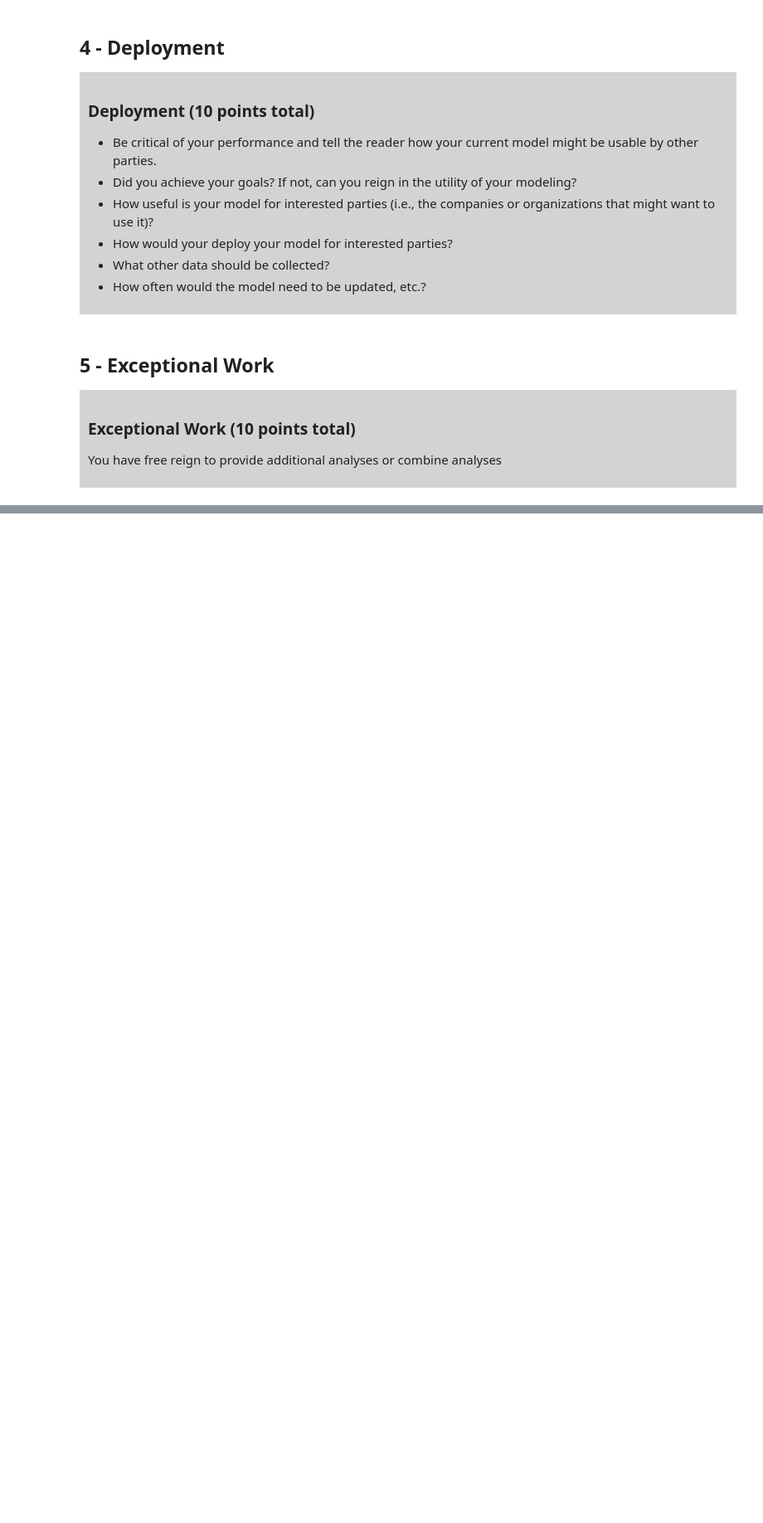
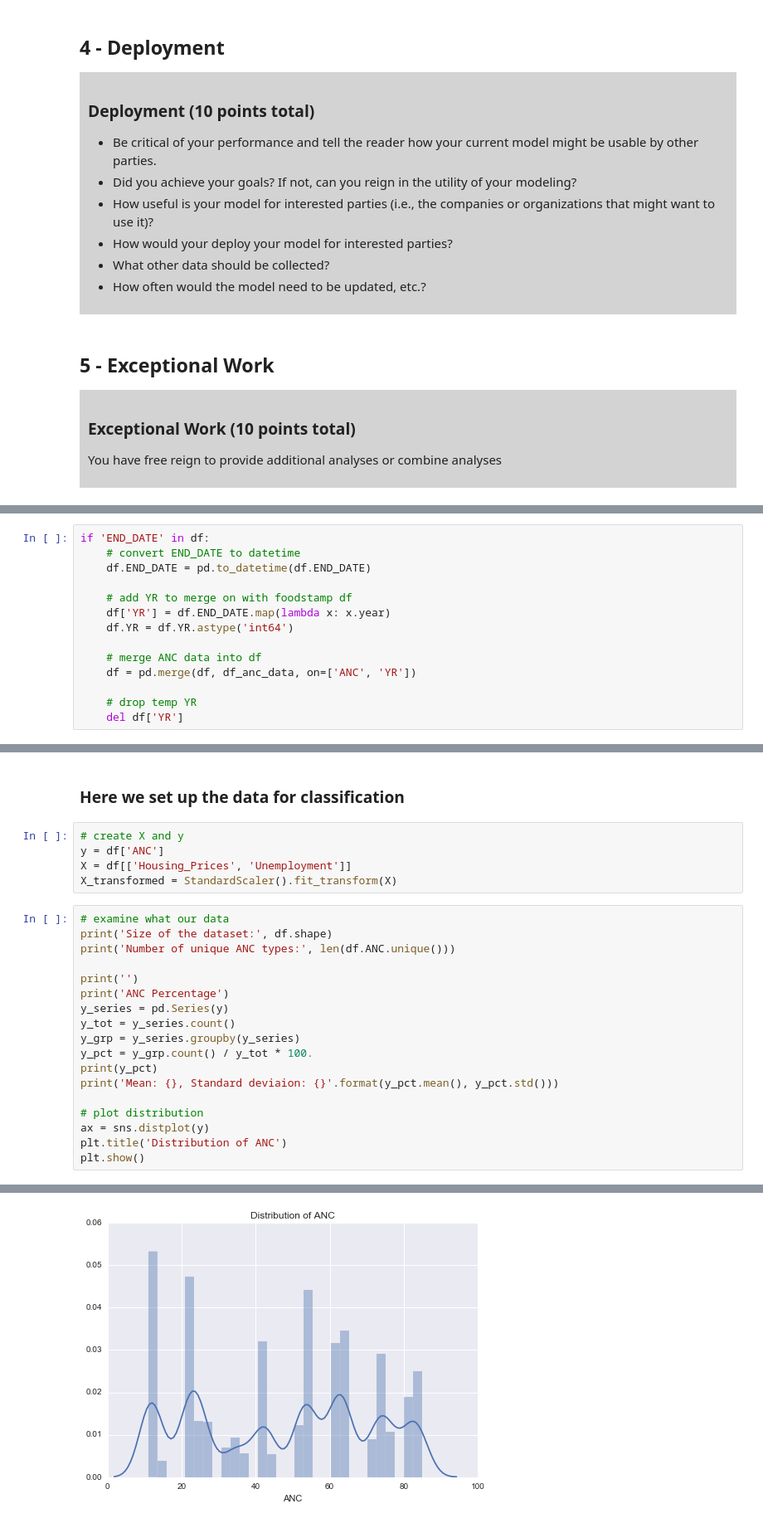
Before and after one commit to elkinst65/MSDS7331_Project3_DC, a Jupyter notebook: MSDS7331 DC Crime 2015 Lab 3.ipynb, the cells around one changed output, grey strips where cells are left out. Shown at 83% size. Saved outputs shown, nothing was run; the diff lists cells and outputs as text; blank space fills up the shorter version.

Commit message:
Merged both notebooks and have begun to rpoof read and digest

```diff
--- a/MSDS7331 DC Crime 2015 Lab 3.ipynb
+++ b/MSDS7331 DC Crime 2015 Lab 3.ipynb
@@ -185,0 +643,14 @@ memory usage: 4.1+ KB
+# %%
+if 'END_DATE' in df:
+    # convert END_DATE to datetime
+    df.END_DATE = pd.to_datetime(df.END_DATE)
+
+    # add YR to merge on with foodstamp df
+    df['YR'] = df.END_DATE.map(lambda x: x.year)
+    df.YR = df.YR.astype('int64')
+
+    # merge ANC data into df
+    df = pd.merge(df, df_anc_data, on=['ANC', 'YR'])
+
+    # drop temp YR
+    del df['YR']
@@ -185,0 +686,26 @@ memory usage: 4.1+ KB
+# %% [markdown]
+### Here we set up the data for classification
+# %%
+# create X and y
+y = df['ANC']
+X = df[['Housing_Prices', 'Unemployment']]
+X_transformed = StandardScaler().fit_transform(X)
+# %%
+# examine what our data
+print('Size of the dataset:', df.shape)
+print('Number of unique ANC types:', len(df.ANC.unique()))
+
+print('')
+print('ANC Percentage')
+y_series = pd.Series(y)
+y_tot = y_series.count()
+y_grp = y_series.groupby(y_series)
+y_pct = y_grp.count() / y_tot * 100.
+print(y_pct)
+print('Mean: {}, Standard deviaion: {}'.format(y_pct.mean(), y_pct.std()))
+
+# plot distribution
+ax = sns.distplot(y)
+plt.title('Distribution of ANC')
+plt.show()
+# %% [output]
@@ -185,0 +729 @@ memory usage: 4.1+ KB
+[figure, added]
```
Also changed, not shown: parts of 33 cells of this notebook.
